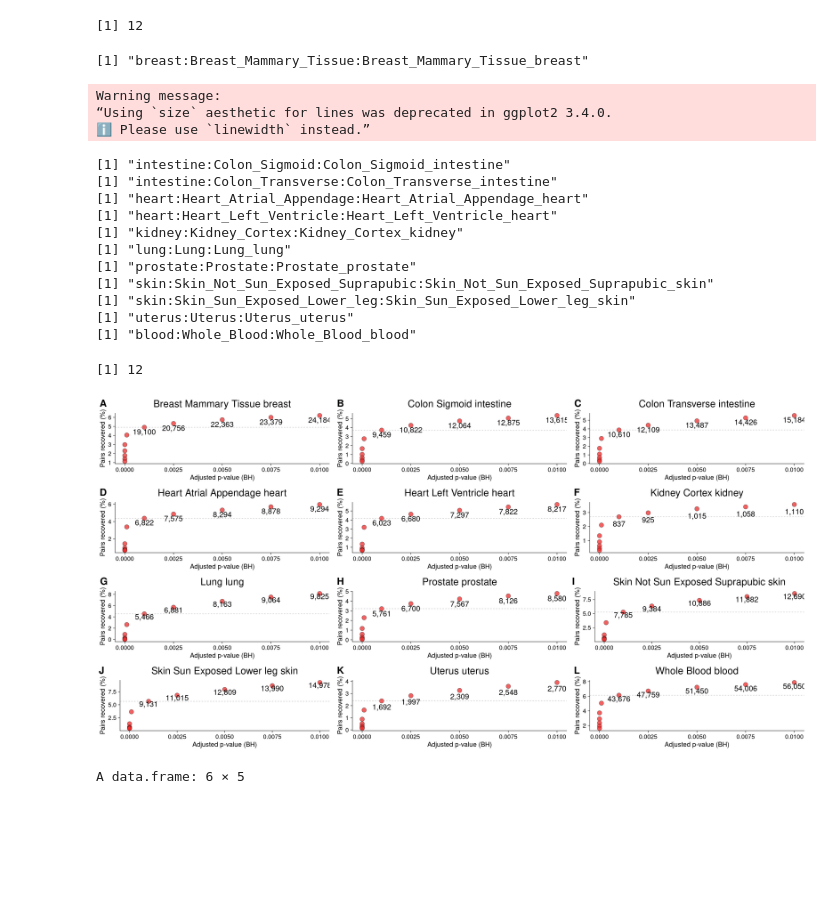
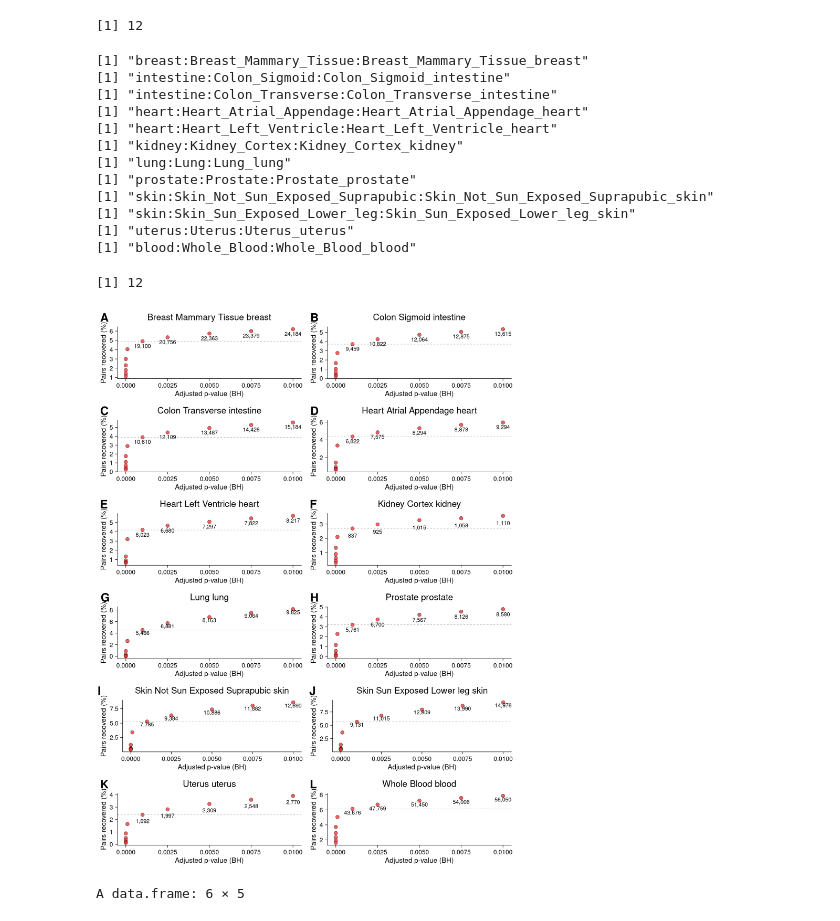
Before and after one commit to Dowell-Lab/DBNascent_Analysis, a Jupyter notebook: notebooks/10_optimized_cutoffs_using_GTEx_PCC.ipynb, the cells around one changed output. Drawn from its saved outputs; the diff is of its cells as text; code cells hidden in the pictures; blank space fills up the shorter version.

Commit message:
Notebook updates. 1) Updating the eQTL plot to reorient from wide to long form. 2) Adding 5UTR, 3UTR and CDS exon overlaps.

```diff
--- a/notebooks/10_optimized_cutoffs_using_GTEx_PCC.ipynb
+++ b/notebooks/10_optimized_cutoffs_using_GTEx_PCC.ipynb
@@ -757,7 +757,7 @@ plot_pvalues <- function(explore_pvals, tissue){
                                y=percent_pairs)) +
     geom_point(shape=21,
                alpha=0.75,
-               size=6,
+               size=4,
                fill='firebrick2',
               color='black') +
     geom_hline(yintercept = subset(explore_pvals, adj_p_BH == 0.001)$percent_pairs,
@@ -768,31 +768,31 @@ plot_pvalues <- function(explore_pvals, tissue){
     annotate(geom="text",
              x=0.001,
              y=subset(explore_pvals, adj_p_BH == 0.001)$percent_pairs - 0.5,
-             size=8,
+             size=5,
              label=scales::comma(subset(explore_pvals, adj_p_BH == 0.001)$number_pairs),
              color="black") +
     annotate(geom="text",
              x=0.0025,
              y=subset(explore_pvals, adj_p_BH == 0.0025)$percent_pairs - 0.5,
-             size=8,
+             size=5,
              label=scales::comma(subset(explore_pvals, adj_p_BH == 0.0025)$number_pairs),
              color="black") +
     annotate(geom="text",
              x=0.005,
              y=subset(explore_pvals, adj_p_BH == 0.005)$percent_pairs - 0.5,
-             size=8,
+             size=5,
              label=scales::comma(subset(explore_pvals, adj_p_BH == 0.005)$number_pairs),
              color="black") +
     annotate(geom="text",
              x=0.0075,
              y=subset(explore_pvals, adj_p_BH == 0.0075)$percent_pairs - 0.5,
-             size=8,
+             size=5,
              label=scales::comma(subset(explore_pvals, adj_p_BH == 0.0075)$number_pairs),
              color="black") +
     annotate(geom="text",
              x=0.01,
              y=subset(explore_pvals, adj_p_BH == 0.01)$percent_pairs - 0.5,
-             size=8,
+             size=5,
              label=scales::comma(subset(explore_pvals, adj_p_BH == 0.01)$number_pairs),
              color="black") +
     ggtitle(tissue_no_space) +
@@ -801,10 +801,10 @@ plot_pvalues <- function(explore_pvals, tissue){
     theme_cowplot(24) +
     scale_y_continuous(labels = scales::comma) +
     theme(plot.title = element_text(hjust = 0.5, face="plain"),
-          title = element_text(size = 26),
-          axis.title = element_text(size = 20),
-          axis.text.x = element_text(size = 18),
-          axis.text.y = element_text(size = 18))
+          title = element_text(size = 20),
+          axis.title = element_text(size = 18),
+          axis.text.x = element_text(size = 16),
+          axis.text.y = element_text(size = 16))
 
     return(pvalue_explore_plot)
 
@@ -845,36 +845,33 @@ for (i in names(all_tissues_explore_pvals)) {
 }
 # %% [output]
 [1] "breast:Breast_Mammary_Tissue:Breast_Mammary_Tissue_breast"
+[1] "intestine:Colon_Sigmoid:Colon_Sigmoid_intestine"
+[1] "intestine:Colon_Transverse:Colon_Transverse_intestine"
+[1] "heart:Heart_Atrial_Appendage:Heart_Atrial_Appendage_heart"
+[1] "heart:Heart_Left_Ventricle:Heart_Left_Ventricle_heart"
+[1] "kidney:Kidney_Cortex:Kidney_Cortex_kidney"
+[1] "lung:Lung:Lung_lung"
+[1] "prostate:Prostate:Prostate_prostate"
+[1] "skin:Skin_Not_Sun_Exposed_Suprapubic:Skin_Not_Sun_Exposed_Suprapubic_skin"
+[1] "skin:Skin_Sun_Exposed_Lower_leg:Skin_Sun_Exposed_Lower_leg_skin"
+[1] "uterus:Uterus:Uterus_uterus"
+[1] "blood:Whole_Blood:Whole_Blood_blood"
-Warning message:
-“Using `size` aesthetic for lines was deprecated in ggplot2 3.4.0.
-ℹ Please use `linewidth` instead.”
-[1] "intestine:Colon_Sigmoid:Colon_Sigmoid_intestine"
-[1] "intestine:Colon_Transverse:Colon_Transverse_intestine"
-[1] "heart:Heart_Atrial_Appendage:Heart_Atrial_Appendage_heart"
-[1] "heart:Heart_Left_Ventricle:Heart_Left_Ventricle_heart"
-[1] "kidney:Kidney_Cortex:Kidney_Cortex_kidney"
-[1] "lung:Lung:Lung_lung"
-[1] "prostate:Prostate:Prostate_prostate"
-[1] "skin:Skin_Not_Sun_Exposed_Suprapubic:Skin_Not_Sun_Exposed_Suprapubic_skin"
-[1] "skin:Skin_Sun_Exposed_Lower_leg:Skin_Sun_Exposed_Lower_leg_skin"
-[1] "uterus:Uterus:Uterus_uterus"
-[1] "blood:Whole_Blood:Whole_Blood_blood"
 # %%
 length(pval_plot_list)
 # %% [output]
 [1] 12
 # %%
-options(repr.plot.width=30, repr.plot.height=15)
+options(repr.plot.width=15, repr.plot.height=20)
 pval_plot <- cowplot::plot_grid(plotlist = pval_plot_list,
-                                ncol = 3,
+                                ncol = 2,
                                 labels = c('A', 'B','C',
                                           'D', 'E','F',
                                           'G', 'H','I',
                                           'J', 'K','L'),
                                label_size = 30)
 pval_plot
 # %% [output]
-[figure, old version]
+[figure, new version]
 # %%
 head(all_tissues_explore_pvals[[1]])
 # %% [output]
```
Also changed, not shown: parts of 9 cells of this notebook, 1 other file.
